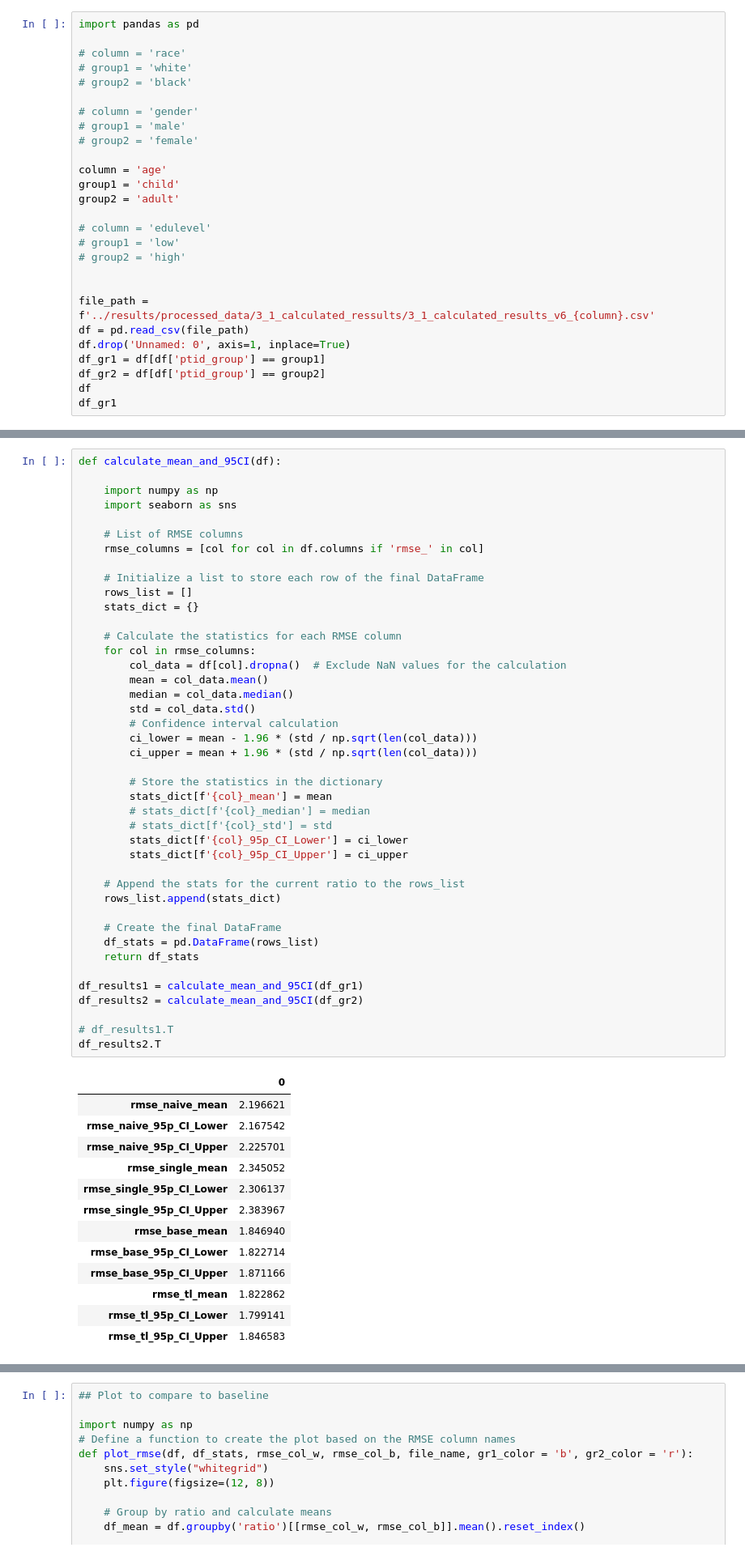
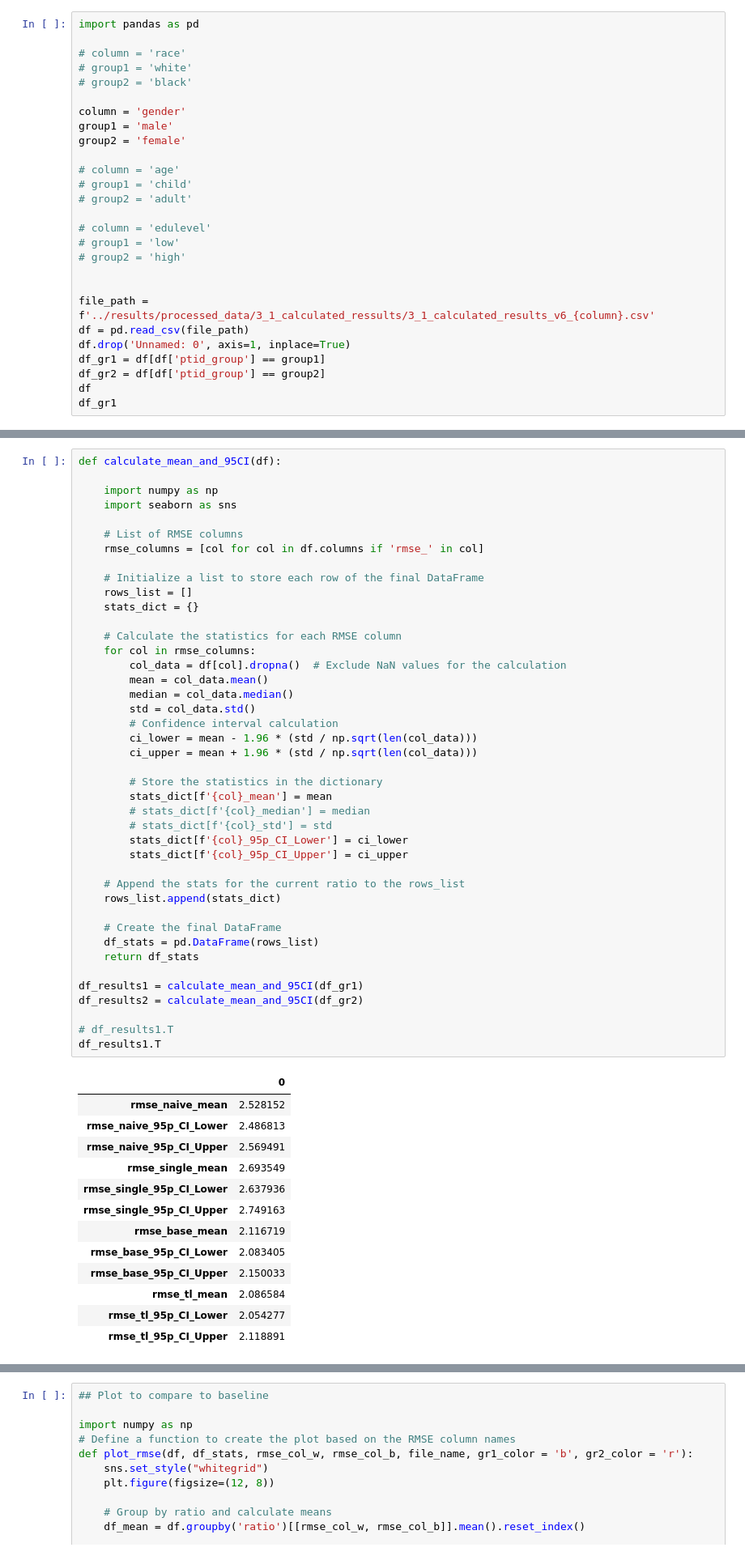
Before and after one commit to hulmanlab/jchr_racial_diff, a Jupyter notebook: scripts/3_2_plot_results.ipynb, the cells around one changed output, grey strips where cells are left out. Shown: that part at 81% size. Saved outputs shown, nothing was run; the diff lists cells and outputs as text.

```diff
--- a/scripts/3_2_plot_results.ipynb
+++ b/scripts/3_2_plot_results.ipynb
@@ -5,13 +5,13 @@ import pandas as pd
 # group1 = 'white'
 # group2 = 'black'
 
-# column = 'gender'
-# group1 = 'male'
-# group2 = 'female'
+column = 'gender'
+group1 = 'male'
+group2 = 'female'
 
-column = 'age'
-group1 = 'child'
-group2 = 'adult'
+# column = 'age'
+# group1 = 'child'
+# group2 = 'adult'
 
 # column = 'edulevel'
 # group1 = 'low'
@@ -70,43 +71,43 @@ def calculate_mean_and_95CI(df):
     # Calculate the statistics for each RMSE column
     for col in rmse_columns:
         col_data = df[col].dropna()  # Exclude NaN values for the calculation
         mean = col_data.mean()
         median = col_data.median()
         std = col_data.std()
         # Confidence interval calculation
         ci_lower = mean - 1.96 * (std / np.sqrt(len(col_data)))
         ci_upper = mean + 1.96 * (std / np.sqrt(len(col_data)))
 
         # Store the statistics in the dictionary
         stats_dict[f'{col}_mean'] = mean
         # stats_dict[f'{col}_median'] = median
         # stats_dict[f'{col}_std'] = std
         stats_dict[f'{col}_95p_CI_Lower'] = ci_lower
         stats_dict[f'{col}_95p_CI_Upper'] = ci_upper
 
     # Append the stats for the current ratio to the rows_list
     rows_list.append(stats_dict)
 
     # Create the final DataFrame
     df_stats = pd.DataFrame(rows_list)
     return df_stats
 
 df_results1 = calculate_mean_and_95CI(df_gr1)
 df_results2 = calculate_mean_and_95CI(df_gr2)
 
 # df_results1.T
-df_results2.T
+df_results1.T
 # %% [output]
 |  | 0 |
-| rmse_naive_mean | 2.196621 |
-| rmse_naive_95p_CI_Lower | 2.167542 |
-| rmse_naive_95p_CI_Upper | 2.225701 |
-| rmse_single_mean | 2.345052 |
-| rmse_single_95p_CI_Lower | 2.306137 |
-| rmse_single_95p_CI_Upper | 2.383967 |
-| rmse_base_mean | 1.846940 |
-| rmse_base_95p_CI_Lower | 1.822714 |
-| rmse_base_95p_CI_Upper | 1.871166 |
-| rmse_tl_mean | 1.822862 |
-| rmse_tl_95p_CI_Lower | 1.799141 |
-| rmse_tl_95p_CI_Upper | 1.846583 |
+| rmse_naive_mean | 2.528152 |
+| rmse_naive_95p_CI_Lower | 2.486813 |
+| rmse_naive_95p_CI_Upper | 2.569491 |
+| rmse_single_mean | 2.693549 |
+| rmse_single_95p_CI_Lower | 2.637936 |
+| rmse_single_95p_CI_Upper | 2.749163 |
+| rmse_base_mean | 2.116719 |
+| rmse_base_95p_CI_Lower | 2.083405 |
+| rmse_base_95p_CI_Upper | 2.150033 |
+| rmse_tl_mean | 2.086584 |
+| rmse_tl_95p_CI_Lower | 2.054277 |
+| rmse_tl_95p_CI_Upper | 2.118891 |
```
Also changed, not shown: parts of 10 cells of this notebook, 3 other files.
